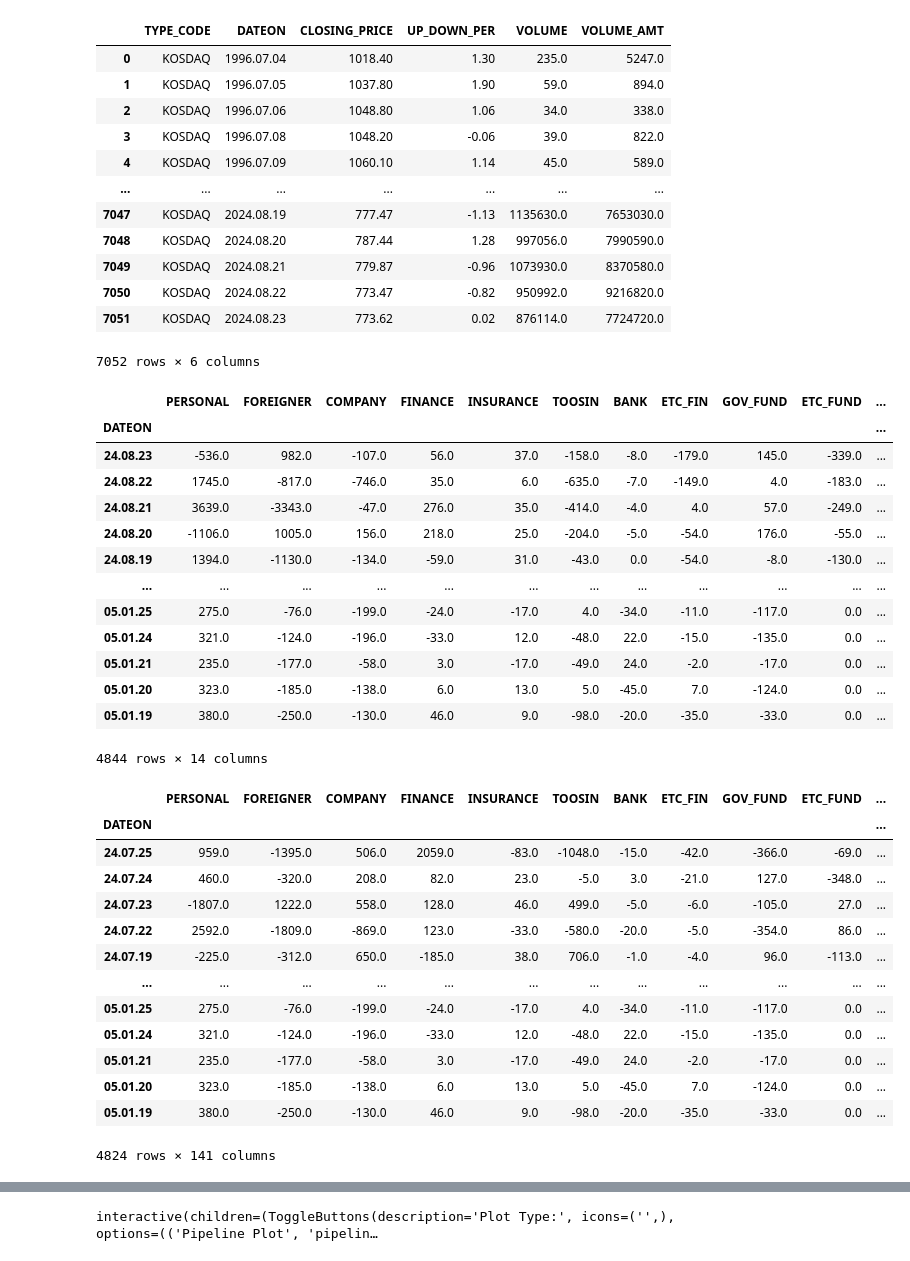
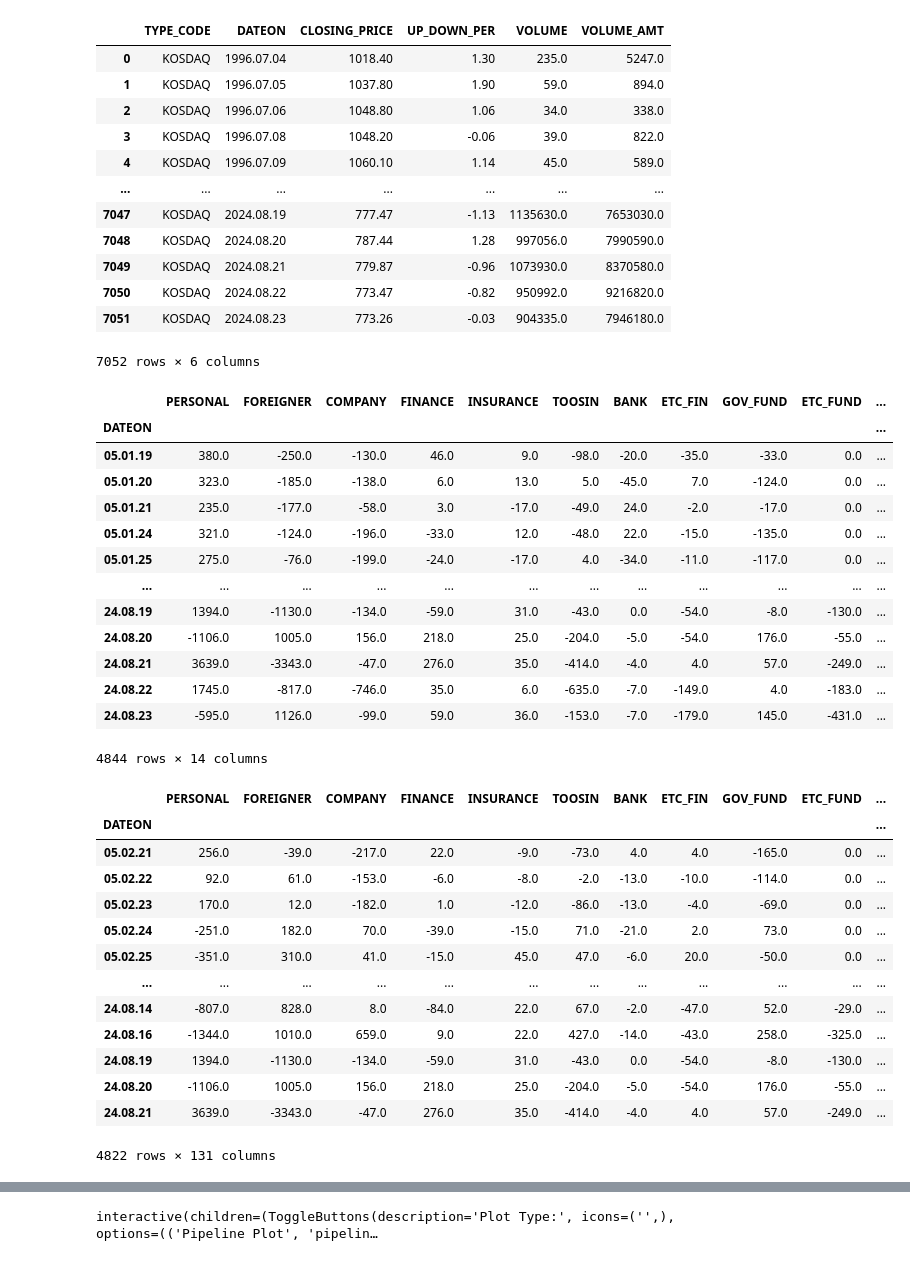
Before and after one commit to gonni/myFirstPyCrawl, a Jupyter notebook: ml/StockPredict2.ipynb, the cells around one changed output, grey strips where cells are left out. Drawn from its saved outputs; the diff is of its cells as text; code cells hidden in the pictures.

```diff
--- a/ml/StockPredict2.ipynb
+++ b/ml/StockPredict2.ipynb
@@ -2,7 +2,7 @@
 import pymysql.cursors
 import pandas as pd
 
-conn = pymysql.connect(host='localhost',
+conn = pymysql.connect(host='horusa',
                        user='root',
                        password='root',
                        db='zio',
@@ -59,42 +59,42 @@ get_daily_kosdaq()
 | 7048 | KOSDAQ | 2024.08.20 | 787.44 | 1.28 | 997056.0 | 7990590.0 |
 | 7049 | KOSDAQ | 2024.08.21 | 779.87 | -0.96 | 1073930.0 | 8370580.0 |
 | 7050 | KOSDAQ | 2024.08.22 | 773.47 | -0.82 | 950992.0 | 9216820.0 |
-| 7051 | KOSDAQ | 2024.08.23 | 773.62 | 0.02 | 876114.0 | 7724720.0 |
+| 7051 | KOSDAQ | 2024.08.23 | 773.26 | -0.03 | 904335.0 | 7946180.0 |
 7052 rows × 6 columns
 # %%
 investors_volume = get_daily_investors_volume()
 # investors_volume = investors_volume.sort_value(by=['DATEON'], axis=0, ascending=True)
 # investors_volume.reset_index()
 investors_volume = investors_volume.set_index('DATEON')
 investors_volume.sort_index(ascending=False, inplace=True)
 
 daily_kosdaq = get_daily_kosdaq()
 daily_kosdaq['DATEON'] = daily_kosdaq['DATEON'].str[2:]
 daily_kosdaq.set_index('DATEON').drop(labels = ['TYPE_CODE'], axis=1)
 
 import pandas as pd
 
 merged = pd.merge(left=investors_volume, right=daily_kosdaq, how='inner', on='DATEON')
 
 merged.set_index('DATEON')
-merged.sort_index(ascending=True, inplace=True)
+merged.sort_index(ascending=False, inplace=True)
 merged = merged.set_index('DATEON')
 merged = merged.drop(labels = ['TYPE_CODE'], axis=1)
 merged
 # %% [output]
 |  | PERSONAL | FOREIGNER | COMPANY | FINANCE | INSURANCE | TOOSIN | BANK | ETC_FIN | GOV_FUND | ETC_FUND | ... |
 | DATEON |  |  |  |  |  |  |  |  |  |  | ... |
-| 24.08.23 | -536.0 | 982.0 | -107.0 | 56.0 | 37.0 | -158.0 | -8.0 | -179.0 | 145.0 | -339.0 | ... |
+| 05.01.19 | 380.0 | -250.0 | -130.0 | 46.0 | 9.0 | -98.0 | -20.0 | -35.0 | -33.0 | 0.0 | ... |
+| 05.01.20 | 323.0 | -185.0 | -138.0 | 6.0 | 13.0 | 5.0 | -45.0 | 7.0 | -124.0 | 0.0 | ... |
+| 05.01.21 | 235.0 | -177.0 | -58.0 | 3.0 | -17.0 | -49.0 | 24.0 | -2.0 | -17.0 | 0.0 | ... |
+| 05.01.24 | 321.0 | -124.0 | -196.0 | -33.0 | 12.0 | -48.0 | 22.0 | -15.0 | -135.0 | 0.0 | ... |
+| 05.01.25 | 275.0 | -76.0 | -199.0 | -24.0 | -17.0 | 4.0 | -34.0 | -11.0 | -117.0 | 0.0 | ... |
+| ... | ... | ... | ... | ... | ... | ... | ... | ... | ... | ... | ... |
+| 24.08.19 | 1394.0 | -1130.0 | -134.0 | -59.0 | 31.0 | -43.0 | 0.0 | -54.0 | -8.0 | -130.0 | ... |
+| 24.08.20 | -1106.0 | 1005.0 | 156.0 | 218.0 | 25.0 | -204.0 | -5.0 | -54.0 | 176.0 | -55.0 | ... |
+| 24.08.21 | 3639.0 | -3343.0 | -47.0 | 276.0 | 35.0 | -414.0 | -4.0 | 4.0 | 57.0 | -249.0 | ... |
 | 24.08.22 | 1745.0 | -817.0 | -746.0 | 35.0 | 6.0 | -635.0 | -7.0 | -149.0 | 4.0 | -183.0 | ... |
-| 24.08.21 | 3639.0 | -3343.0 | -47.0 | 276.0 | 35.0 | -414.0 | -4.0 | 4.0 | 57.0 | -249.0 | ... |
-| 24.08.20 | -1106.0 | 1005.0 | 156.0 | 218.0 | 25.0 | -204.0 | -5.0 | -54.0 | 176.0 | -55.0 | ... |
-| 24.08.19 | 1394.0 | -1130.0 | -134.0 | -59.0 | 31.0 | -43.0 | 0.0 | -54.0 | -8.0 | -130.0 | ... |
-| ... | ... | ... | ... | ... | ... | ... | ... | ... | ... | ... | ... |
-| 05.01.25 | 275.0 | -76.0 | -199.0 | -24.0 | -17.0 | 4.0 | -34.0 | -11.0 | -117.0 | 0.0 | ... |
-| 05.01.24 | 321.0 | -124.0 | -196.0 | -33.0 | 12.0 | -48.0 | 22.0 | -15.0 | -135.0 | 0.0 | ... |
-| 05.01.21 | 235.0 | -177.0 | -58.0 | 3.0 | -17.0 | -49.0 | 24.0 | -2.0 | -17.0 | 0.0 | ... |
-| 05.01.20 | 323.0 | -185.0 | -138.0 | 6.0 | 13.0 | 5.0 | -45.0 | 7.0 | -124.0 | 0.0 | ... |
-| 05.01.19 | 380.0 | -250.0 | -130.0 | 46.0 | 9.0 | -98.0 | -20.0 | -35.0 | -33.0 | 0.0 | ... |
+| 24.08.23 | -595.0 | 1126.0 | -99.0 | 59.0 | 36.0 | -153.0 | -7.0 | -179.0 | 145.0 | -431.0 | ... |
 4844 rows × 14 columns
 # %%
 def create_ex_columns(df , name: str) :
@@ -110,29 +110,40 @@ def create_ex_columns(df , name: str) :
     df[name + '_STD_D20'] = df[name].rolling(20).std().shift(1)
 
 feature_cols = ['PERSONAL', 'FOREIGNER', 'COMPANY', 'FINANCE', 'INSURANCE', 'TOOSIN', 'BANK', 'ETC_FIN', 'GOV_FUND', 'ETC_FUND',
-                'CLOSING_PRICE', 'UP_DOWN_PER', 'VOLUME', 'VOLUME_AMT']
+                'UP_DOWN_PER', 'VOLUME', 'VOLUME_AMT']   #'CLOSING_PRICE',
 
 for col in feature_cols:
     create_ex_columns(merged, col)
 
-# merged['PRED_OUT'] = merged['CLOSING_PRICE'].shift(1)
-merged['PRED_OUT_D3'] = merged['CLOSING_PRICE'].rolling(3).mean().shift(1)
-# merged[['CLOSING_PRICE', 'PRED_OUT', 'PRED_OUT_D3']]
+
+
+# merged.sort_index(ascending=True, inplace=False)
+
+merged['PRED_OUT_D3'] = merged['CLOSING_PRICE'].rolling(3).mean().shift(-2)  # merged['PRED_OUT'] = merged['CLOSING_PRICE'].shift(1)
+# merged[['DATEON', 'CLOSING_PRICE', 'PRED_OUT_D3', 'VOLUME_AMT', 'VOLUME_AMT_SUM_D5']]
+
+merged = merged.reset_index()
+merged = merged.set_index('DATEON')
+
+merged = merged.drop(['CLOSING_PRICE'], axis=1)
+
+today = merged.tail(1)
+
 merged = merged.dropna()
-merged.sort_index(ascending=False)
+# merged.sort_index(ascending=True, inplace=True)
 merged
 # %% [output]
 |  | PERSONAL | FOREIGNER | COMPANY | FINANCE | INSURANCE | TOOSIN | BANK | ETC_FIN | GOV_FUND | ETC_FUND | ... |
 | DATEON |  |  |  |  |  |  |  |  |  |  | ... |
-| 24.07.25 | 959.0 | -1395.0 | 506.0 | 2059.0 | -83.0 | -1048.0 | -15.0 | -42.0 | -366.0 | -69.0 | ... |
-| 24.07.24 | 460.0 | -320.0 | 208.0 | 82.0 | 23.0 | -5.0 | 3.0 | -21.0 | 127.0 | -348.0 | ... |
-| 24.07.23 | -1807.0 | 1222.0 | 558.0 | 128.0 | 46.0 | 499.0 | -5.0 | -6.0 | -105.0 | 27.0 | ... |
-| 24.07.22 | 2592.0 | -1809.0 | -869.0 | 123.0 | -33.0 | -580.0 | -20.0 | -5.0 | -354.0 | 86.0 | ... |
-| 24.07.19 | -225.0 | -312.0 | 650.0 | -185.0 | 38.0 | 706.0 | -1.0 | -4.0 | 96.0 | -113.0 | ... |
+| 05.02.21 | 256.0 | -39.0 | -217.0 | 22.0 | -9.0 | -73.0 | 4.0 | 4.0 | -165.0 | 0.0 | ... |
+| 05.02.22 | 92.0 | 61.0 | -153.0 | -6.0 | -8.0 | -2.0 | -13.0 | -10.0 | -114.0 | 0.0 | ... |
+| 05.02.23 | 170.0 | 12.0 | -182.0 | 1.0 | -12.0 | -86.0 | -13.0 | -4.0 | -69.0 | 0.0 | ... |
+| 05.02.24 | -251.0 | 182.0 | 70.0 | -39.0 | -15.0 | 71.0 | -21.0 | 2.0 | 73.0 | 0.0 | ... |
+| 05.02.25 | -351.0 | 310.0 | 41.0 | -15.0 | 45.0 | 47.0 | -6.0 | 20.0 | -50.0 | 0.0 | ... |
 | ... | ... | ... | ... | ... | ... | ... | ... | ... | ... | ... | ... |
-| 05.01.25 | 275.0 | -76.0 | -199.0 | -24.0 | -17.0 | 4.0 | -34.0 | -11.0 | -117.0 | 0.0 | ... |
-| 05.01.24 | 321.0 | -124.0 | -196.0 | -33.0 | 12.0 | -48.0 | 22.0 | -15.0 | -135.0 | 0.0 | ... |
-| 05.01.21 | 235.0 | -177.0 | -58.0 | 3.0 | -17.0 | -49.0 | 24.0 | -2.0 | -17.0 | 0.0 | ... |
-| 05.01.20 | 323.0 | -185.0 | -138.0 | 6.0 | 13.0 | 5.0 | -45.0 | 7.0 | -124.0 | 0.0 | ... |
-| 05.01.19 | 380.0 | -250.0 | -130.0 | 46.0 | 9.0 | -98.0 | -20.0 | -35.0 | -33.0 | 0.0 | ... |
+| 24.08.14 | -807.0 | 828.0 | 8.0 | -84.0 | 22.0 | 67.0 | -2.0 | -47.0 | 52.0 | -29.0 | ... |
+| 24.08.16 | -1344.0 | 1010.0 | 659.0 | 9.0 | 22.0 | 427.0 | -14.0 | -43.0 | 258.0 | -325.0 | ... |
+| 24.08.19 | 1394.0 | -1130.0 | -134.0 | -59.0 | 31.0 | -43.0 | 0.0 | -54.0 | -8.0 | -130.0 | ... |
+| 24.08.20 | -1106.0 | 1005.0 | 156.0 | 218.0 | 25.0 | -204.0 | -5.0 | -54.0 | 176.0 | -55.0 | ... |
+| 24.08.21 | 3639.0 | -3343.0 | -47.0 | 276.0 | 35.0 | -414.0 | -4.0 | 4.0 | 57.0 | -249.0 | ... |
-4824 rows × 141 columns
+4822 rows × 131 columns
```
Also changed, not shown: parts of 7 cells of this notebook, 4 other files.
